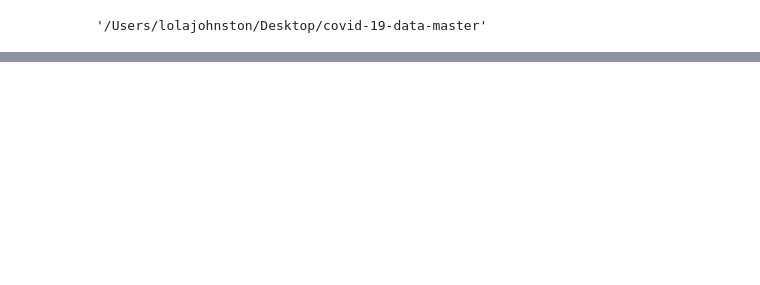
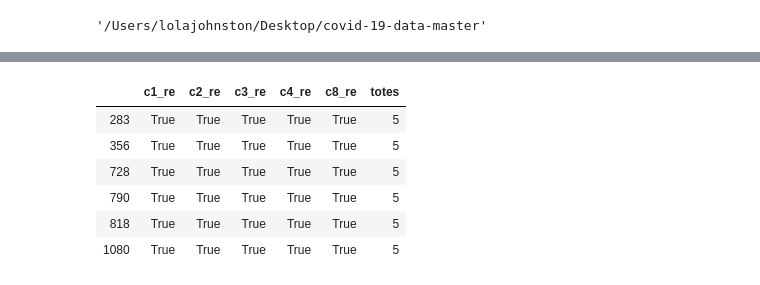
Before and after one commit to ju-kl/deep-shallow-nlp-ensemble, a Jupyter notebook: lola/hackathon_lola_wip2.ipynb, the cells around one changed output, grey strips where cells are left out. Cells and saved outputs as stored; diff of their text form; code cells hidden in the pictures; blank space fills up the shorter version.

```diff
--- a/lola/hackathon_lola_wip2.ipynb
+++ b/lola/hackathon_lola_wip2.ipynb
@@ -1205,0 +1249,14 @@ re_df.to_pickle('/Users/lolajohnston/Documents/GitHub/msca-hackathon/lola/regex_
+# %%
+final_peeps = re_df.totes == 5
+# %%
+final_peeps = re_df[final_peeps]
+# %%
+final_peeps
+# %% [output]
+|  | c1_re | c2_re | c3_re | c4_re | c8_re | totes |
+| 283 | True | True | True | True | True | 5 |
+| 356 | True | True | True | True | True | 5 |
+| 728 | True | True | True | True | True | 5 |
+| 790 | True | True | True | True | True | 5 |
+| 818 | True | True | True | True | True | 5 |
+| 1080 | True | True | True | True | True | 5 |
```
Also changed, not shown: parts of 11 cells of this notebook.
